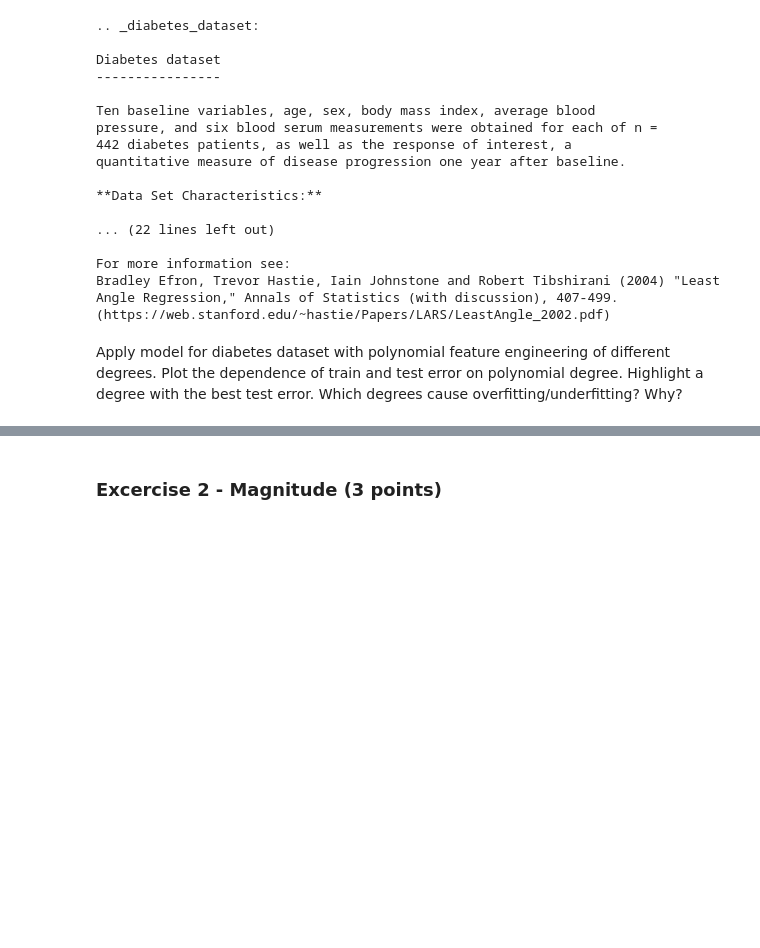
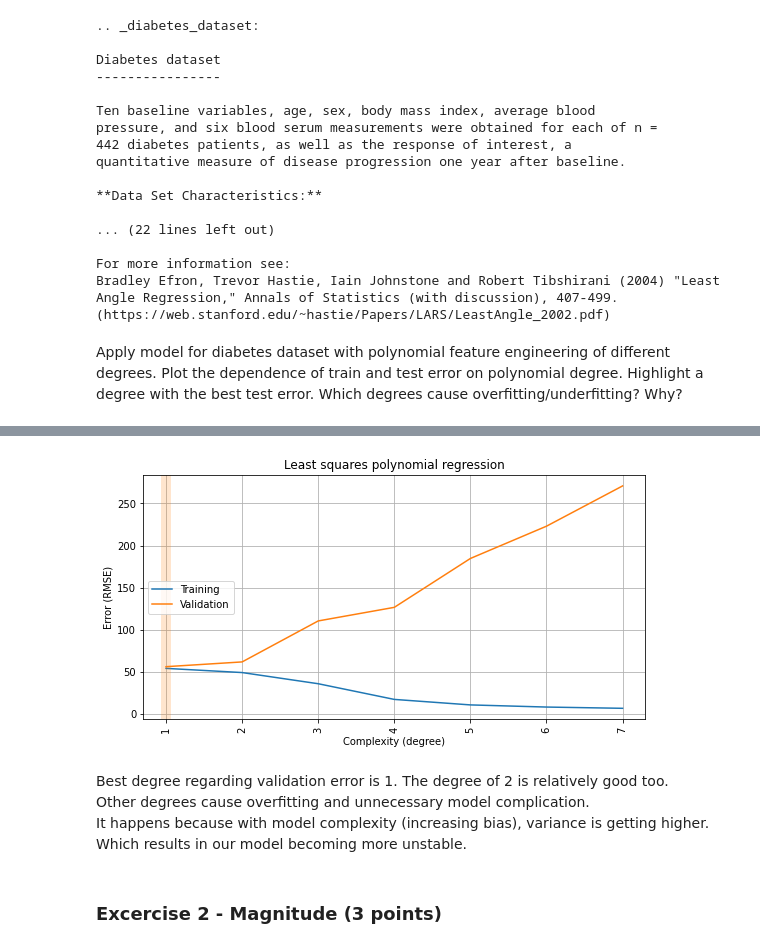
Before and after one commit to Stanislav-3/Overfitting_regularization, a Jupyter notebook: overfitting_regularization.ipynb, the cells around one changed output, grey strips where cells are left out. Drawn from its saved outputs; the diff is of its cells as text; code cells hidden in the pictures; blank space fills up the shorter version.

```diff
--- a/overfitting_regularization.ipynb
+++ b/overfitting_regularization.ipynb
@@ -405,0 +404,19 @@ y_diabetes
+# %%
+X_train, X_valid, y_train, y_valid = train_test_split(X_diabetes, y_diabetes, test_size=0.3, random_state=SEED)
+# %%
+DEGREES = [i for i in range(1, 8)]
+rmse_train, rmse_valid = [], []
+
+for i in DEGREES:
+    # reg = make_model(i).fit(X_train, y_train)
+    # rmse_train.append(rmse(reg.predict(X_train), y_train))
+    # rmse_valid.append(rmse(reg.predict(X_valid), y_valid))
+
+    results = cross_validate(make_model(degree=i, penalty='L2', alpha=3),
+                             X_train, y_train, cv=10,
+                             return_train_score=True,
+                             scoring='neg_root_mean_squared_error')
+    rmse_train.append(-np.mean(results['train_score']))
+    rmse_valid.append(-np.mean(results['test_score']))
+
+rmse_train, rmse_valid
@@ -406,3 +438,13 @@ y_diabetes
+# %%
+plot_fitting_graph(DEGREES, rmse_train, rmse_valid,
+                   xlabel='Complexity (degree)', ylabel='Error (RMSE)',
+                   title='Least squares polynomial regression')
+# %% [output]
+[figure, added]
+# %% [markdown]
+Best degree regarding validation error is 1. The degree of 2 is relatively good too. <br>
+Other degrees cause overfitting and unnecessary model complication. <br>
+It happens because with model complexity (increasing bias), variance is getting higher. Which results in our model becoming more unstable.
 # %% [markdown]
 ### Excercise 2 - Magnitude (3 points)
 # %% [markdown]
```
Also changed, not shown: parts of 25 cells of this notebook.
